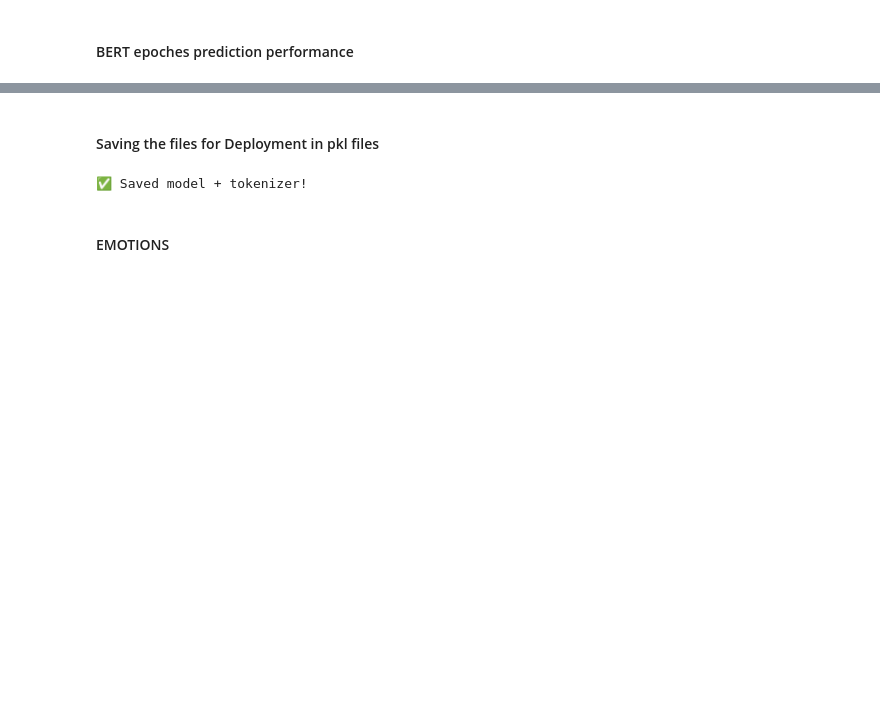
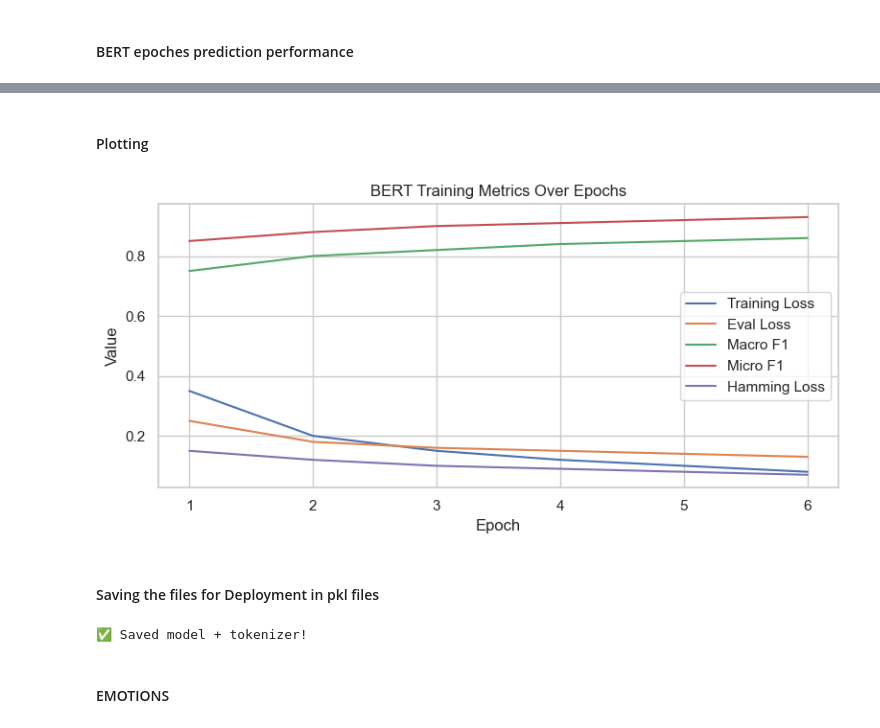
Before and after one commit to JOHN-ANALYST-dt/EMOTION_AI_DETECTION, a Jupyter notebook: emotions.ipynb, the cells around one changed output, grey strips where cells are left out. Cells and saved outputs as stored; diff of their text form; code cells hidden in the pictures; blank space fills up the shorter version.

```diff
--- a/emotions.ipynb
+++ b/emotions.ipynb
@@ -1308,3 +1324,24 @@ display(df_results)
+# %% [markdown]
+#### Plotting
+# %%
+# Plot
+plt.figure(figsize=(8, 4))
+
+plt.plot(df_results['epoch'], df_results['training_loss'], label='Training Loss')
+plt.plot(df_results['epoch'], df_results['eval_loss'], label='Eval Loss')
+plt.plot(df_results['epoch'], df_results['macro_f1'], label='Macro F1')
+plt.plot(df_results['epoch'], df_results['micro_f1'], label='Micro F1')
+plt.plot(df_results['epoch'], df_results['hamming_loss'], label='Hamming Loss')
+
+plt.xlabel('Epoch')
+plt.ylabel('Value')
+plt.title('BERT Training Metrics Over Epochs')
+plt.legend()
+plt.grid(True)
+plt.tight_layout()
+plt.show()
+# %% [output]
+[figure, added]
 # %% [markdown]
 #### Saving the files for Deployment in pkl files
 # %%
```
Also changed, not shown: parts of 16 cells of this notebook, 7 other files.
